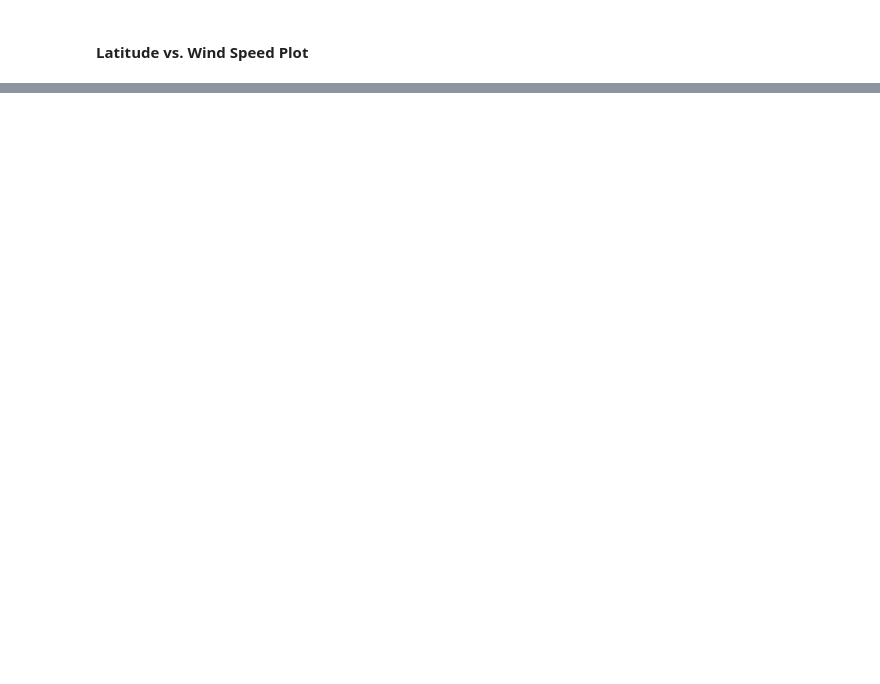
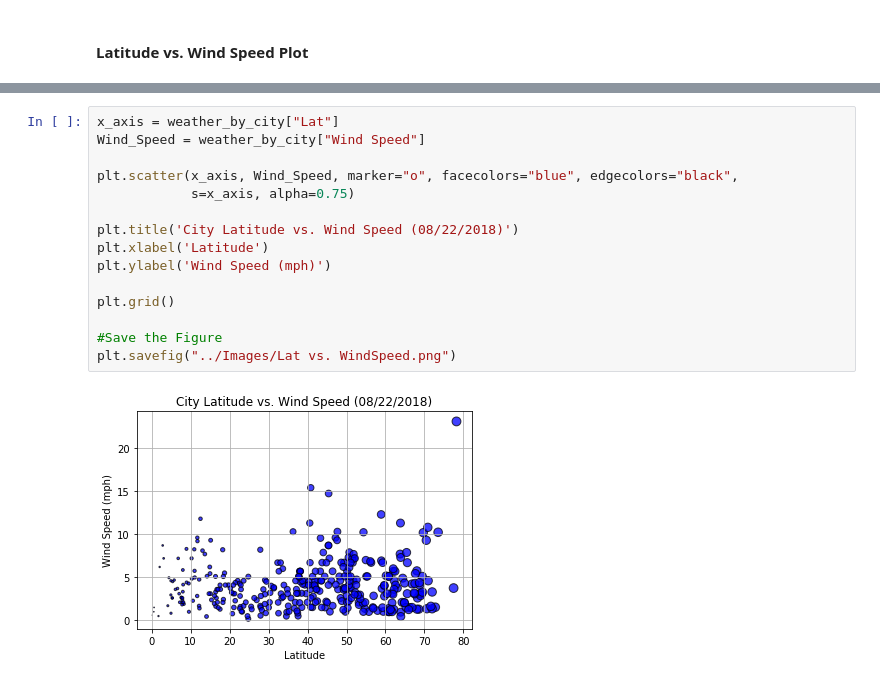
Before and after one commit to DesthyKardell/WeatherPy, a Jupyter notebook: starter_code/WeatherPy.ipynb, the cells around one changed output, grey strips where cells are left out. Drawn from its saved outputs; the diff is of its cells as text; blank space fills up the shorter version.

```diff
--- a/starter_code/WeatherPy.ipynb
+++ b/starter_code/WeatherPy.ipynb
@@ -173,0 +241,17 @@ dtype: int64
+# %%
+x_axis = weather_by_city["Lat"]
+Wind_Speed = weather_by_city["Wind Speed"]
+
+plt.scatter(x_axis, Wind_Speed, marker="o", facecolors="blue", edgecolors="black",
+            s=x_axis, alpha=0.75)
+
+plt.title('City Latitude vs. Wind Speed (08/22/2018)')
+plt.xlabel('Latitude')
+plt.ylabel('Wind Speed (mph)')
+
+plt.grid()
+
+#Save the Figure
+plt.savefig("../Images/Lat vs. WindSpeed.png")
+# %% [output]
+[figure, added]
```
Also changed, not shown: parts of 16 cells of this notebook, 7 other files.
